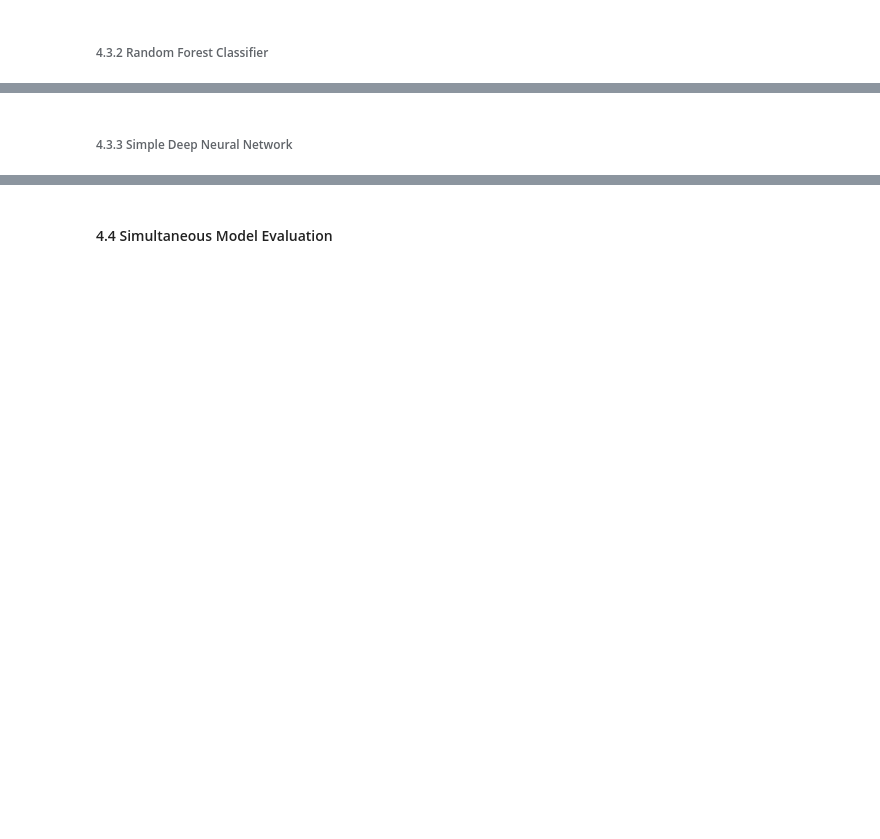
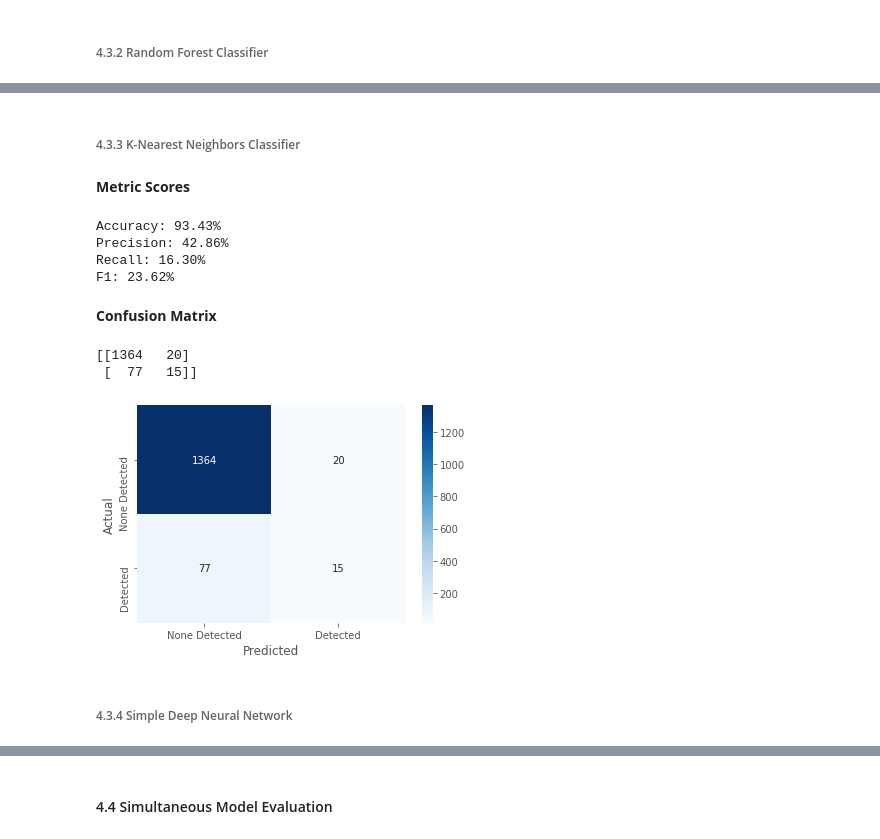
Before and after one commit to iainmuir6/Machine-Learning-with-Coronavirus-Data, a Jupyter notebook: ml_covid_research_w3.ipynb, the cells around one changed output, grey strips where cells are left out. Saved outputs shown, nothing was run; the diff lists cells and outputs as text; code cells hidden in the pictures; blank space fills up the shorter version.

```diff
--- a/ml_covid_research_w3.ipynb
+++ b/ml_covid_research_w3.ipynb
@@ -952,5 +972,23 @@ plt.show()
+# %% [markdown]
+###### 4.3.3 K-Nearest Neighbors Classifier <a class="anchor" id="knn"></a>
+# %%
+knn = KNeighborsClassifier(n_neighbors=3)
+knn.fit(X_train, y_train)
+y_prediction = knn.predict(X_test)
+metric_evaluation(y_test, y_prediction)
+plot_confusion_matrix(y_test, y_prediction)
+# %% [output]
+**Metric Scores**
+Accuracy: 93.43%
+Precision: 42.86%
+Recall: 16.30%
+F1: 23.62%
+**Confusion Matrix**
+[[1364   20]
+ [  77   15]]
+[figure, added]
 # %% [markdown]
-###### 4.3.3 Simple Deep Neural Network <a class="anchor" id="dnn"></a>
+###### 4.3.4 Simple Deep Neural Network <a class="anchor" id="dnn"></a>
 # %%
 dnn = Sequential([
     Dense(top_n_feats//2, activation='relu', input_shape=(top_n_feats,)),
```
Also changed, not shown: parts of 43 cells of this notebook.
